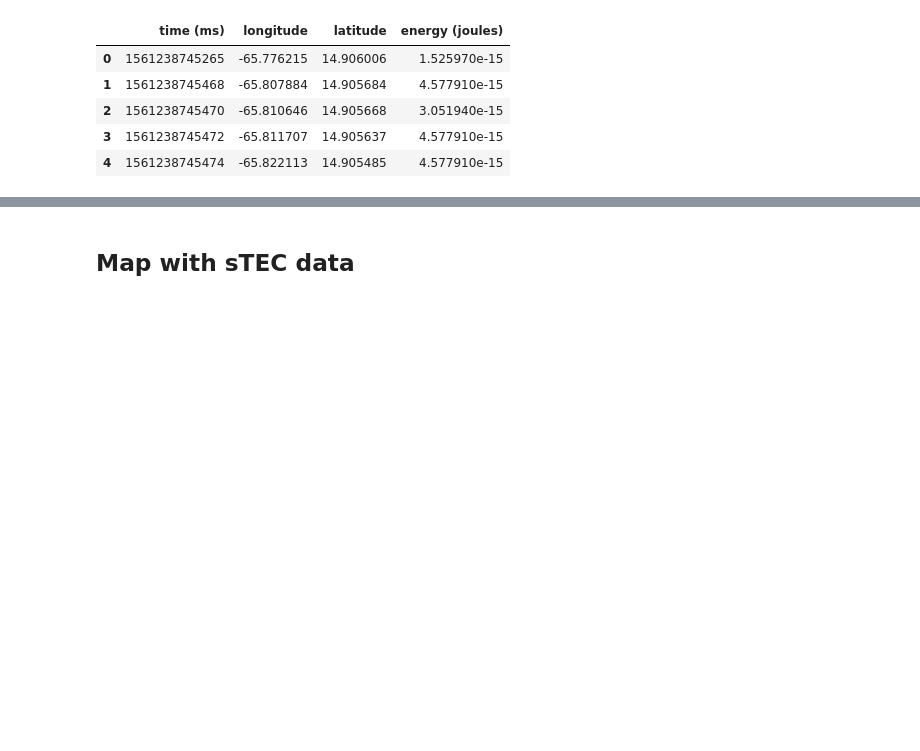
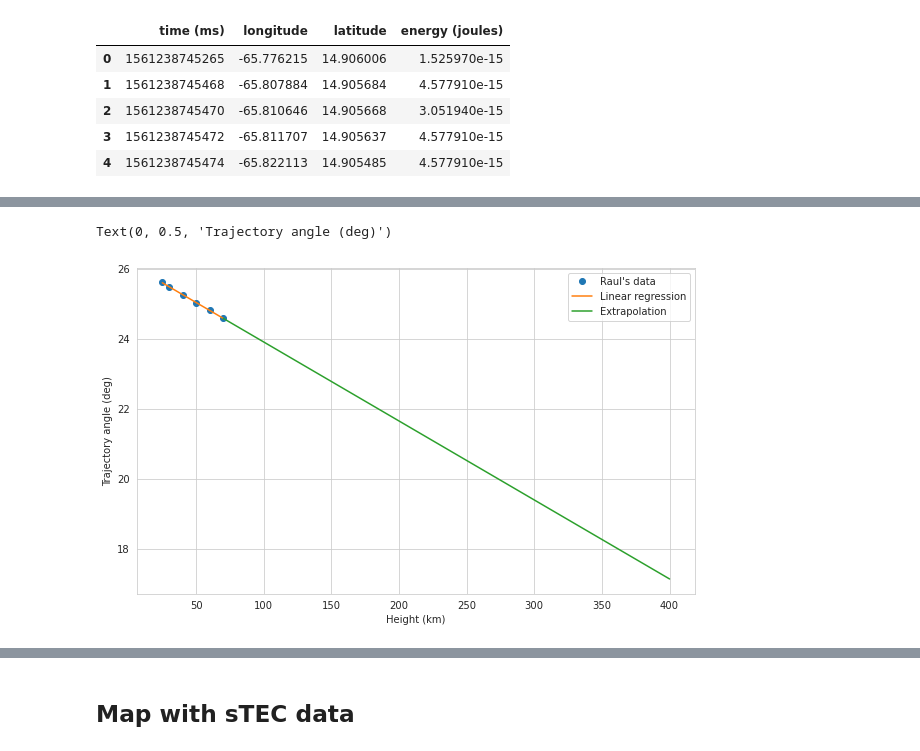
Before and after one commit to Lxndrs/Posdoc, a Jupyter notebook: Caribbean map.ipynb, the cells around one changed output, grey strips where cells are left out. Saved outputs shown, nothing was run; the diff lists cells and outputs as text; code cells hidden in the pictures; blank space fills up the shorter version.

```diff
--- a/Caribbean map.ipynb
+++ b/Caribbean map.ipynb
@@ -147,0 +219,12 @@ GLM_data.head(5)
+# %%
+plt.plot(h, np.degrees(theta), "o", label="Raul's data")
+coef2 = np.polyfit(h, theta, 1)
+th_vs_h = np.poly1d(coef2)
+plt.plot(h, np.degrees(th_vs_h(h)), label="Linear regression")
+plt.plot(h_ex, np.degrees(th_vs_h(h_ex)), label="Extrapolation")
+plt.legend()
+plt.xlabel("Height (km)")
+plt.ylabel("Trajectory angle (deg)")
+# %% [output]
+Text(0, 0.5, 'Trajectory angle (deg)')
+[figure, added]
```
Also changed, not shown: parts of 35 cells of this notebook.
